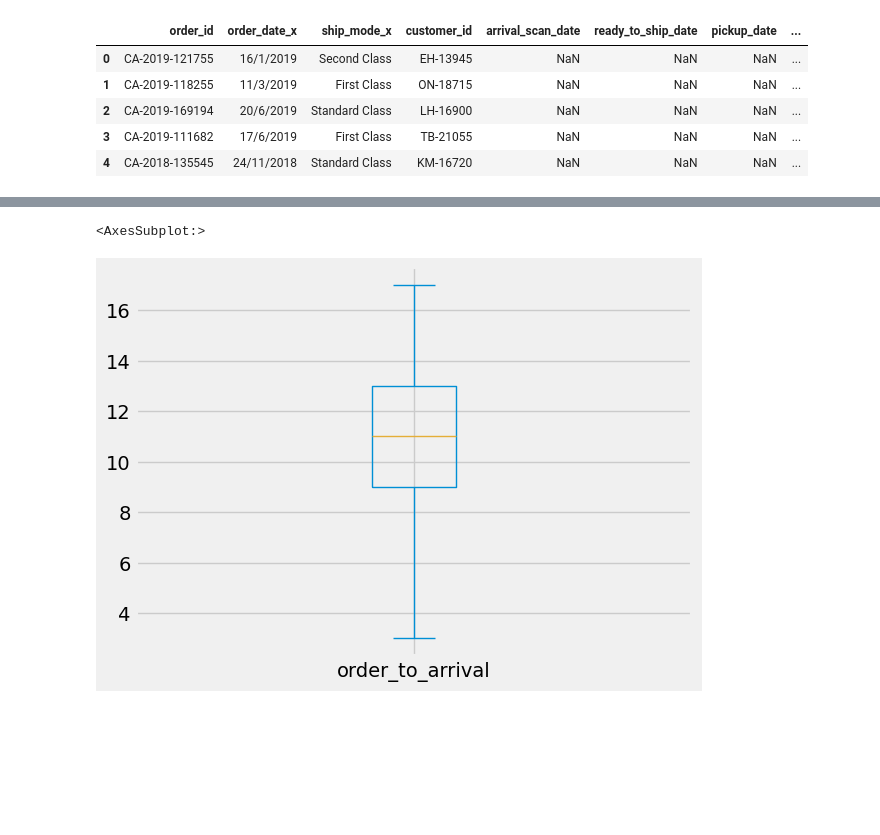
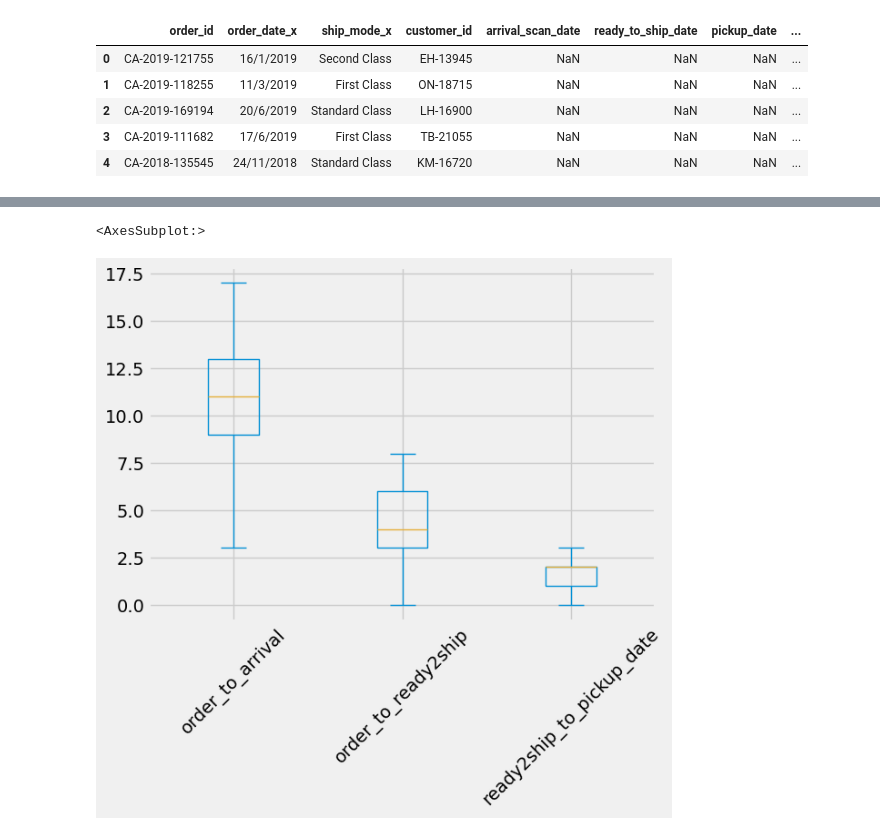
Before and after one commit to cophi-dev/EDA_muesli_group1, a Jupyter notebook: EDA_phillipp.ipynb, the cells around one changed output, grey strips where cells are left out. Cells and saved outputs as stored; diff of their text form; code cells hidden in the pictures; blank space fills up the shorter version.

```diff
--- a/EDA_phillipp.ipynb
+++ b/EDA_phillipp.ipynb
@@ -22,7 +22,7 @@ plt.style.use('fivethirtyeight')
 ## Orders-Dataset
 # %%
 # read in csv file and display first 5 rows of #!CAMPAIGN DATA
-df_orders = pd.read_csv("data/Group_1_Muesli_Project_raw_data-Orders.csv")
+df_orders = pd.read_csv("data/Group_1_MuesliProjectrawdata-Orders.csv", header=1)
 df_orders.rename(columns=lambda x : x.lower(), inplace=True)
 df_orders.rename(columns=lambda x : x.replace(' ', '_'), inplace=True)
 df_orders.head()
@@ -343,8 +370,8 @@ final_dataset.head()
 final_dataset["delta_order_date"] = final_dataset["order_date_x"] - final_dataset["order_date_y"]
 final_dataset.delta_order_date.describe()
 # Yes, they are -> 0 days time difference for all entries
-# drop one order date column
-final_dataset.drop(["order_date_y", "delta_order_date", "ship_mode_x"], axis=1, inplace=True)
+# drop one order date column and ship_mode_y as ship_mode_x has less non-null cells
+final_dataset.drop(["order_date_y", "delta_order_date", "ship_mode_y"], axis=1, inplace=True)
 # rename column
 final_dataset.rename(columns={"order_date_x": "order_date"}, inplace=True)
 
@@ -360,5 +387,10 @@ final_dataset.head()
 # %%
 # Calculate actual day in process phases
 final_dataset["order_to_arrival"] = (final_dataset["arrival_scan_date"] - final_dataset["order_date"]).dt.days
-final_dataset.order_to_arrival.describe()
+final_dataset["order_to_ready2ship"] = (final_dataset["ready_to_ship_date"] - final_dataset["order_date"]).dt.days
+final_dataset["ready2ship_to_pickup_date"] = (final_dataset["pickup_date"] - final_dataset["ready_to_ship_date"]).dt.days
+
+
+final_dataset.describe()
+final_dataset.head()
 # %% [output]
@@ -388,6 +419,6 @@ order_to_arrival      26
 dtype: int64
 # %%
-final_dataset.plot(kind="box")
+final_dataset.plot(kind="box", rot=45)
 # %% [output]
 <AxesSubplot:>
-[figure, old version]
+[figure, new version]
```
Also changed, not shown: parts of 13 cells of this notebook.
